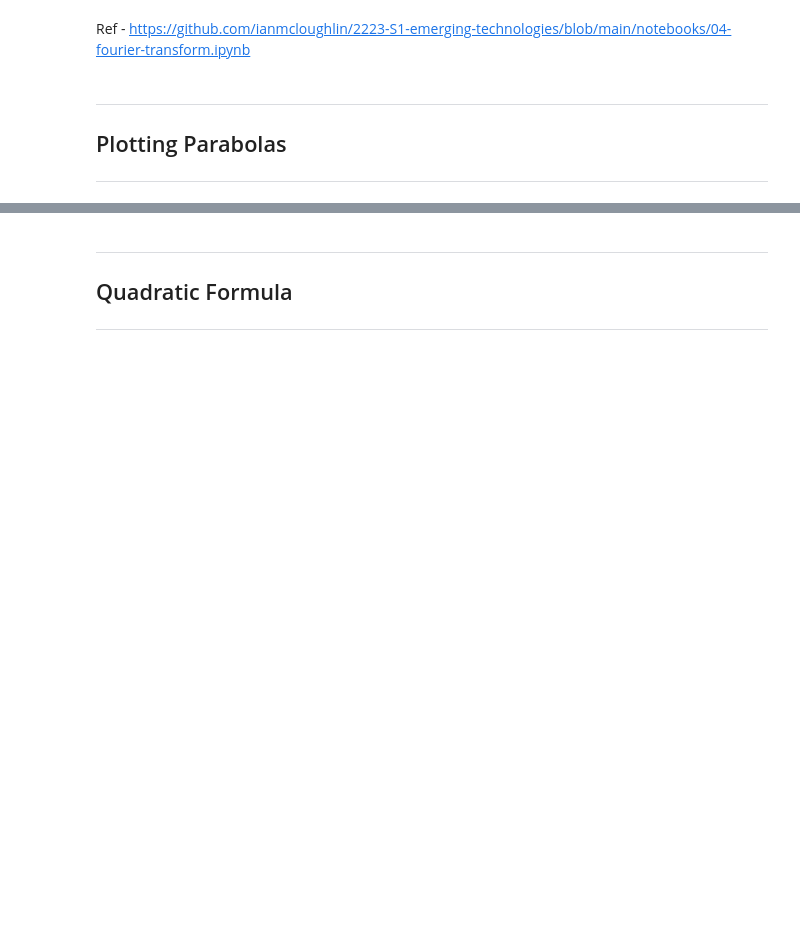
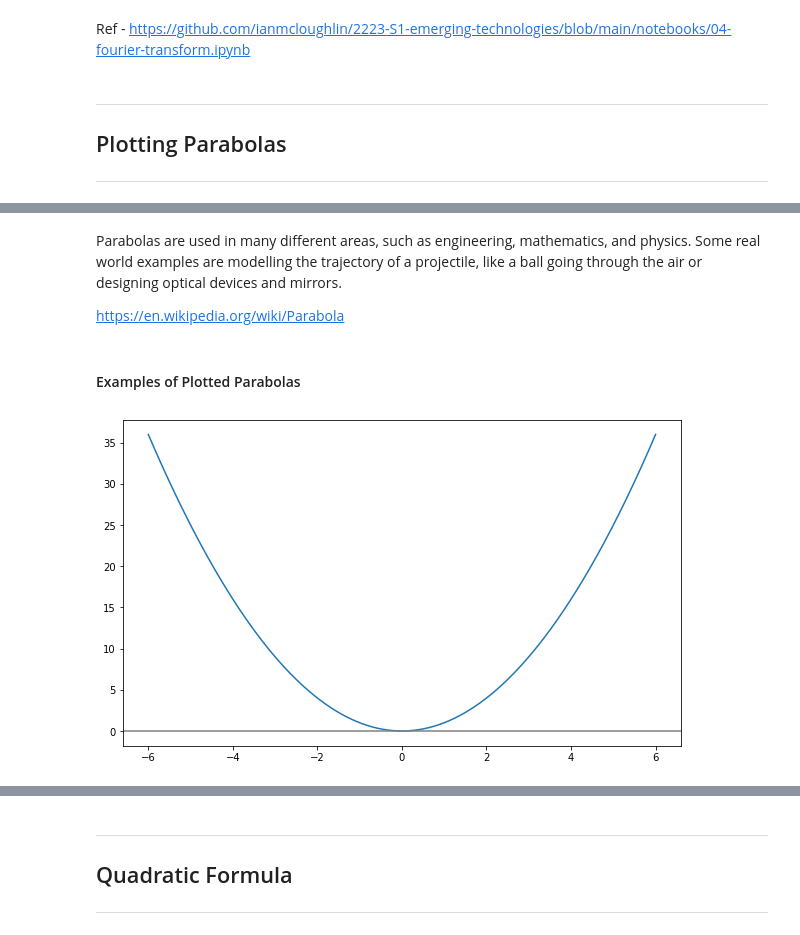
Before and after one commit to DylanMorr/Emerging-Technology-Assessment, a Jupyter notebook: content/Main-Notebooks/fourier-transform.ipynb, the cells around one changed output, grey strips where cells are left out. Cells and saved outputs as stored; diff of their text form; code cells hidden in the pictures; blank space fills up the shorter version.

Commit message:
finished plotted parabolas

```diff
--- a/content/Main-Notebooks/fourier-transform.ipynb
+++ b/content/Main-Notebooks/fourier-transform.ipynb
@@ -160,0 +168,6 @@ Ref - https://github.com/ianmcloughlin/2223-S1-emerging-technologies/blob/main/n
+# %% [markdown]
+Parabolas are used in many different areas, such as engineering, mathematics, and physics. Some real world examples are modelling the trajectory of a projectile, like a ball going through the air or designing optical devices and mirrors.
+
+https://en.wikipedia.org/wiki/Parabola
+# %% [markdown]
+#### Examples of Plotted Parabolas
@@ -160,0 +180,14 @@ Ref - https://github.com/ianmcloughlin/2223-S1-emerging-technologies/blob/main/n
+# %%
+# Range of x values.
+x = np.linspace(-6.0, 6.0, 1000)
+
+# Create figure.
+fig, ax = plt.subplots(figsize=(10,6))
+
+# Plot.
+ax.plot(x, x**2)
+
+# Plot x axis.
+ax.axhline(0.0, color='grey');
+# %% [output]
+[figure, added]
```
Also changed, not shown: parts of 6 cells of this notebook.
